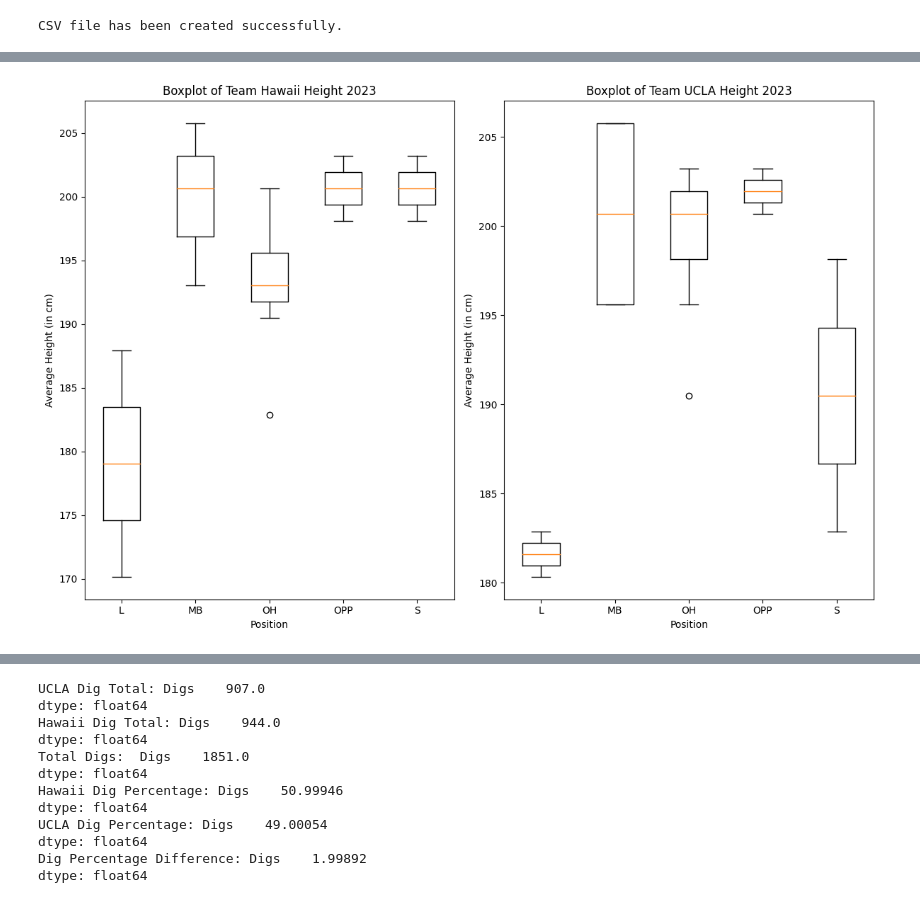
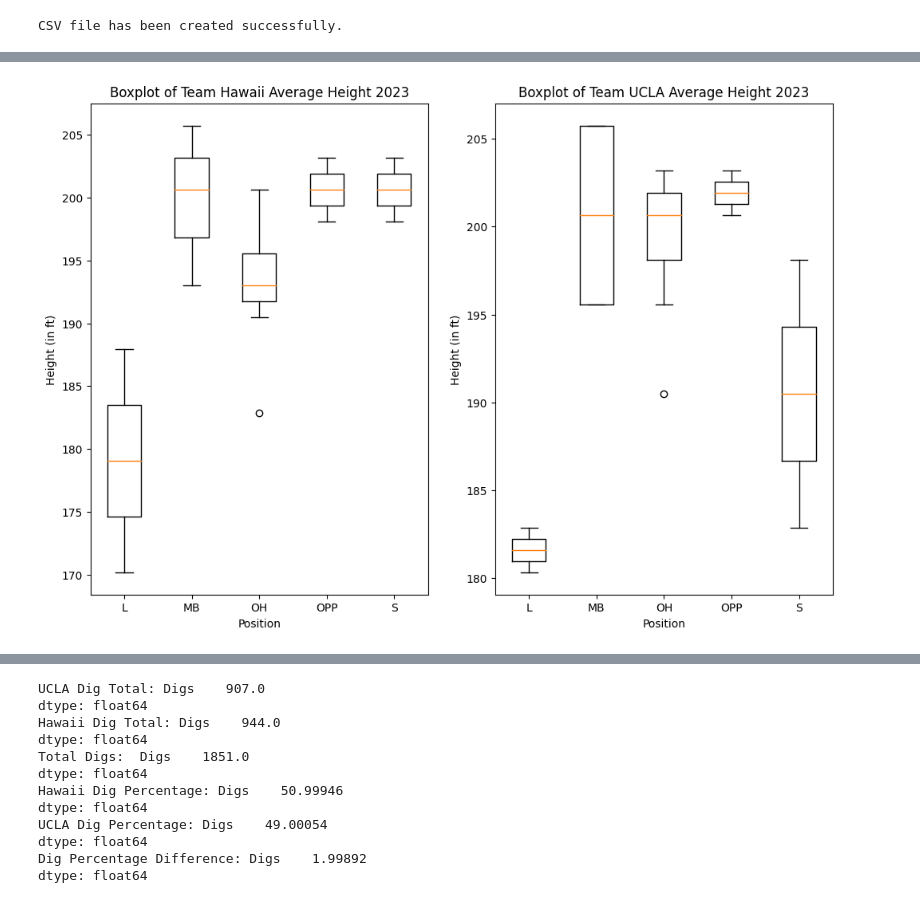
Before and after one commit to lzam0/Comprehensive-Analysis-of-Performance-Metrics, a Jupyter notebook: volleyball dataset.ipynb, the cells around one changed output, grey strips where cells are left out. Saved outputs shown, nothing was run; the diff lists cells and outputs as text; code cells hidden in the pictures.

```diff
--- a/volleyball dataset.ipynb
+++ b/volleyball dataset.ipynb
@@ -134,0 +107,21 @@ plt.show()
+# %%
+# Show a box plot graph of height
+plt.figure(figsize=(6, 8))
+
+# make position L/DS into just L
+df_hawaii_height_sorted['Pos'].replace({'L/DS': 'L'}, inplace=True)
+
+# Create botplot Hawaii players
+hawaii_height = df_hawaii_height_sorted.groupby('Pos')['Height'].apply(list)
+height_data = hawaii_height.values.tolist()
+positions = list(hawaii_height.index)
+
+# boxplot
+hawaii_height_boxplot = plt.boxplot(height_data, labels=positions)
+
+plt.title("Boxplot of Team Hawaii Height 2023")
+plt.xlabel('Postition')
+plt.ylabel('Height (in ft)')
+plt.legend()
+
+plt.show()
@@ -186,38 +161,33 @@ No artists with labels found to put in legend.  Note that artists whose label st
 # %%
-import matplotlib.pyplot as plt
-
 # Create a figure with two subplots side by side
 fig, axs = plt.subplots(1, 2, figsize=(12, 8))
 
 # Make position L/DS into just L for Hawaii
 df_hawaii_height_sorted['Pos'].replace({'L/DS': 'L'}, inplace=True)
 
-# Create boxplot for Hawaii players
+# height boxplot data for hawaii
 hawaii_height = df_hawaii_height_sorted.groupby('Pos')['Height'].apply(list)
 height_data_hawaii = hawaii_height.values.tolist()
 positions_hawaii = list(hawaii_height.index)
 
-# Plot the boxplot for Hawaii on the first subplot (axs[0])
+# plot hawaii
 hawaii_height_boxplot = axs[0].boxplot(height_data_hawaii, labels=positions_hawaii)
-axs[0].set_title("Boxplot of Team Hawaii Height 2023")
+axs[0].set_title("Boxplot of Team Hawaii Average Height 2023")
 axs[0].set_xlabel('Position')
-axs[0].set_ylabel('Average Height (in cm)')
+axs[0].set_ylabel('Height (in ft)')
 
-# Create boxplot for UCLA players
+# height boxplot data for ucla
 ucla_height = df_ucla_height_sorted.groupby('Pos')['Height'].apply(list)
 height_data_ucla = ucla_height.values.tolist()
 positions_ucla = list(ucla_height.index)
 
-# Plot the boxplot for UCLA on the second subplot (axs[1])
+# plot ucla
 ucla_height_boxplot = axs[1].boxplot(height_data_ucla, labels=positions_ucla)
-axs[1].set_title("Boxplot of Team UCLA Height 2023")
+axs[1].set_title("Boxplot of Team UCLA Average Height 2023")
 axs[1].set_xlabel('Position')
-axs[1].set_ylabel('Average Height (in cm)')
-
-# Adjust layout
-plt.tight_layout()
+axs[1].set_ylabel('Height (in ft)')
 
 # Display the subplots
 plt.show()
 # %% [output]
-[figure, old version]
+[figure, new version]
```
Also changed, not shown: parts of 6 cells of this notebook.
